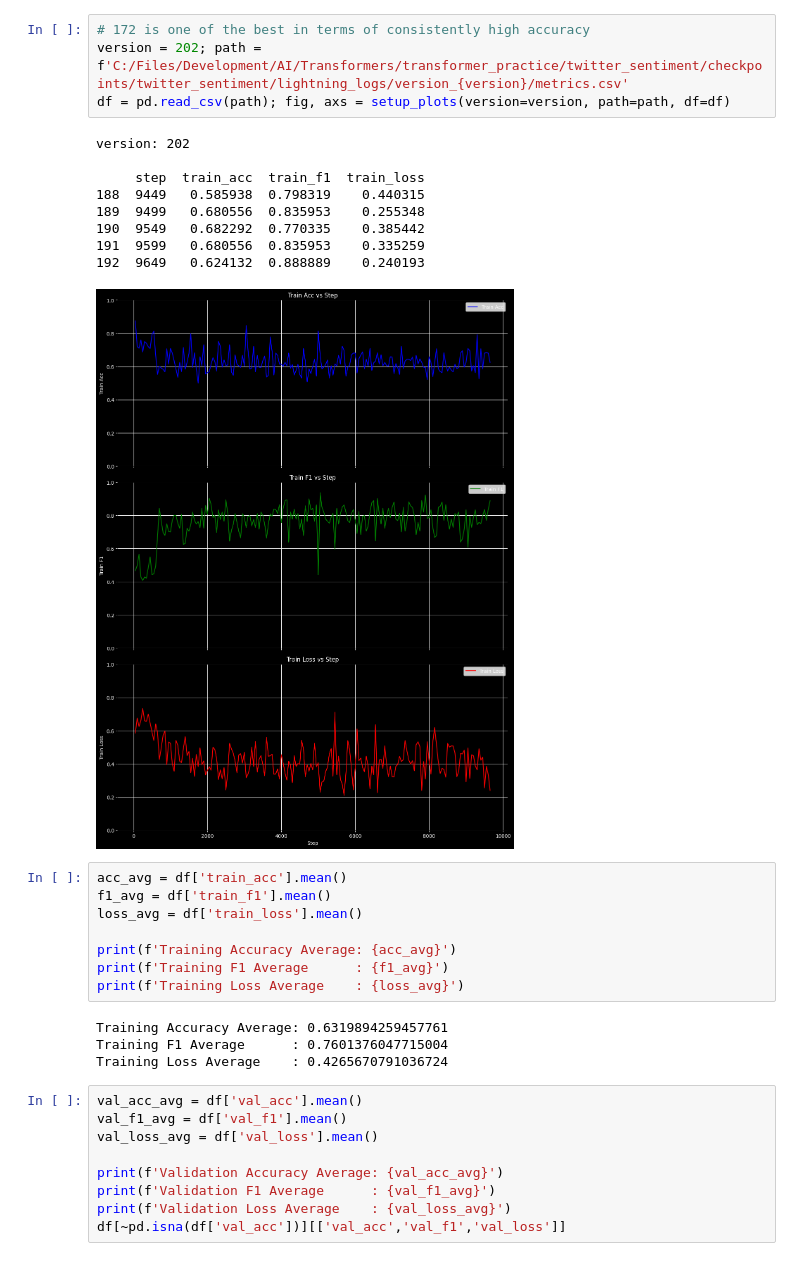
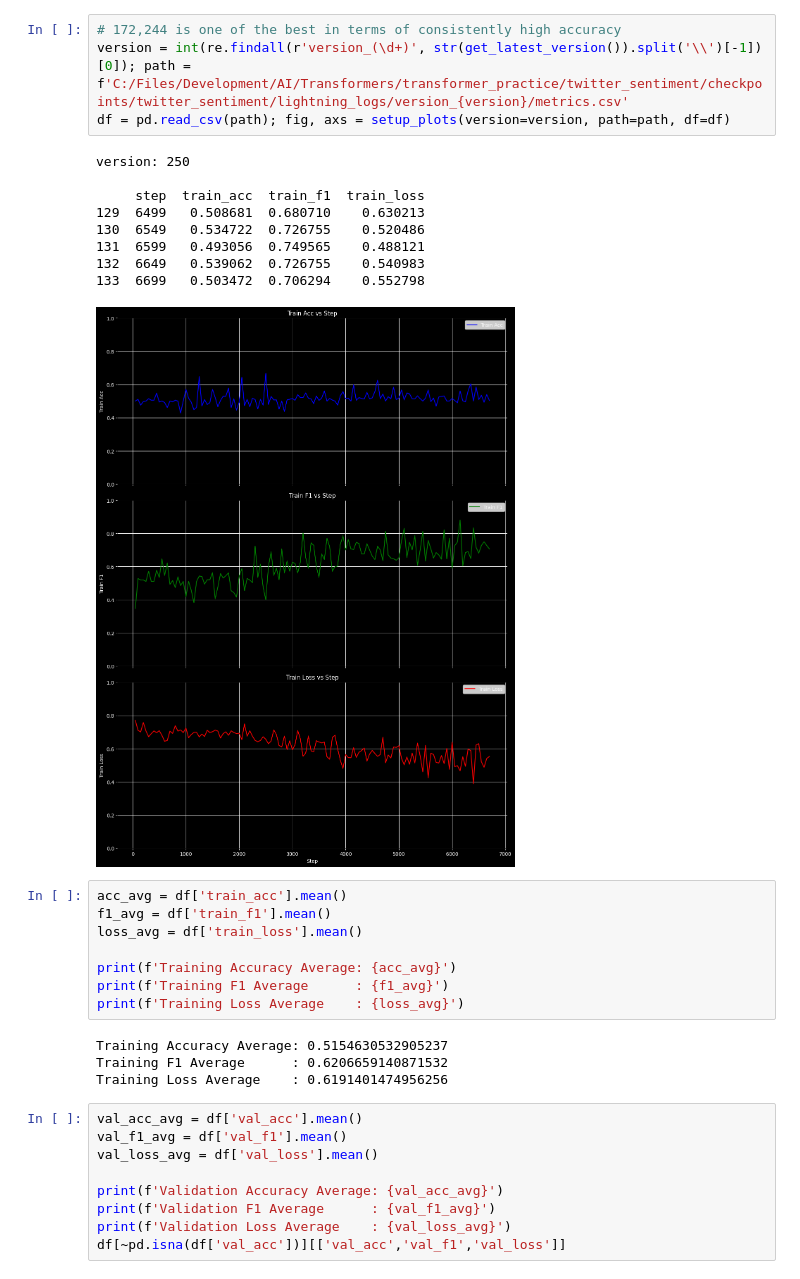
Before and after one commit to colonelPanic2/transformer_practice, a Jupyter notebook: twitter_sentiment/eval_train.ipynb, the cells around one changed output. Saved outputs shown, nothing was run; the diff lists cells and outputs as text.

```diff
--- a/twitter_sentiment/eval_train.ipynb
+++ b/twitter_sentiment/eval_train.ipynb
@@ -45,19 +46,19 @@ def setup_plots(version,path,df):
     plt.show()
     return fig, axs
 # %%
-# 172 is one of the best in terms of consistently high accuracy
-version = 202; path = f'C:/Files/Development/AI/Transformers/transformer_practice/twitter_sentiment/checkpoints/twitter_sentiment/lightning_logs/version_{version}/metrics.csv'
+# 172,244 is one of the best in terms of consistently high accuracy
+version = int(re.findall(r'version_(\d+)', str(get_latest_version()).split('\\')[-1])[0]); path = f'C:/Files/Development/AI/Transformers/transformer_practice/twitter_sentiment/checkpoints/twitter_sentiment/lightning_logs/version_{version}/metrics.csv'
 df = pd.read_csv(path); fig, axs = setup_plots(version=version, path=path, df=df)
 # %% [output]
-version: 202
+version: 250
 
      step  train_acc  train_f1  train_loss
-188  9449   0.585938  0.798319    0.440315
-189  9499   0.680556  0.835953    0.255348
-190  9549   0.682292  0.770335    0.385442
-191  9599   0.680556  0.835953    0.335259
-192  9649   0.624132  0.888889    0.240193
+129  6499   0.508681  0.680710    0.630213
+130  6549   0.534722  0.726755    0.520486
+131  6599   0.493056  0.749565    0.488121
+132  6649   0.539062  0.726755    0.540983
+133  6699   0.503472  0.706294    0.552798
-[figure, old version]
+[figure, new version]
 # %%
 acc_avg = df['train_acc'].mean()
 f1_avg = df['train_f1'].mean()
@@ -67,9 +68,9 @@ print(f'Training Accuracy Average: {acc_avg}')
 print(f'Training F1 Average      : {f1_avg}')
 print(f'Training Loss Average    : {loss_avg}')
 # %% [output]
-Training Accuracy Average: 0.6319894259457761
-Training F1 Average      : 0.7601376047715004
-Training Loss Average    : 0.4265670791036724
+Training Accuracy Average: 0.5154630532905237
+Training F1 Average      : 0.6206659140871532
+Training Loss Average    : 0.6191401474956256
 # %%
 val_acc_avg = df['val_acc'].mean()
 val_f1_avg = df['val_f1'].mean()
```
Also changed, not shown: parts of 18 cells of this notebook, 3 other files.
